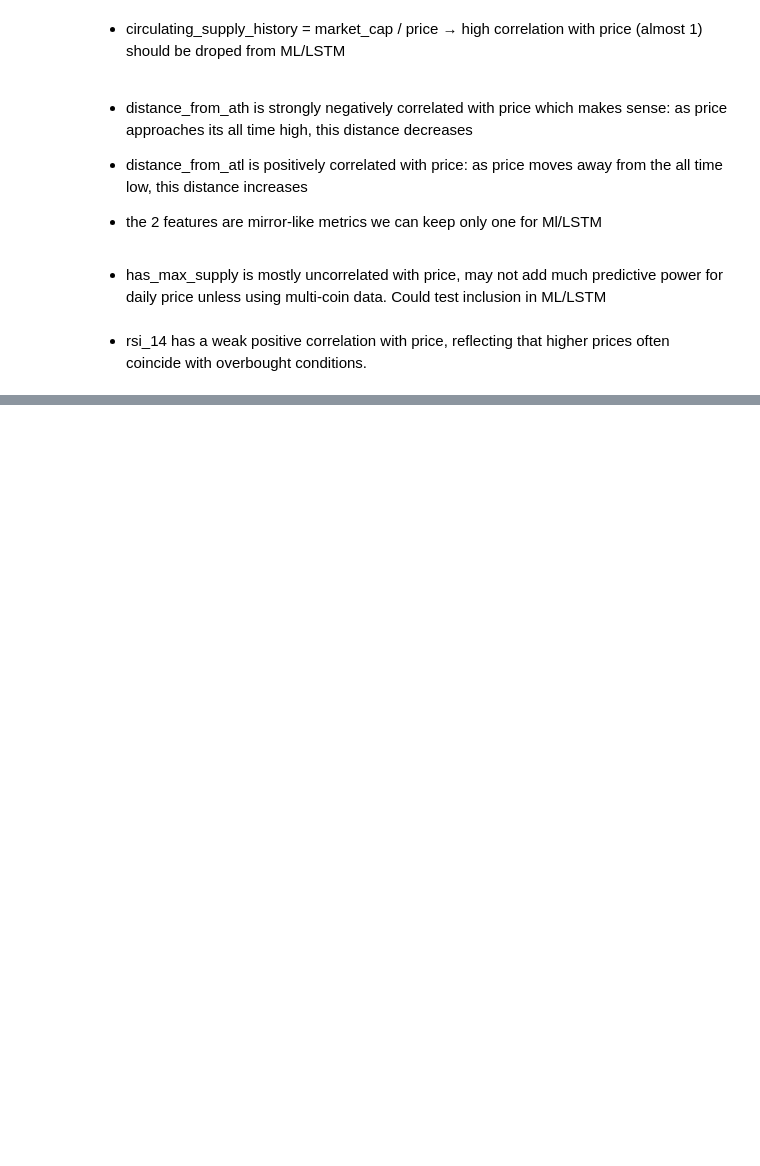
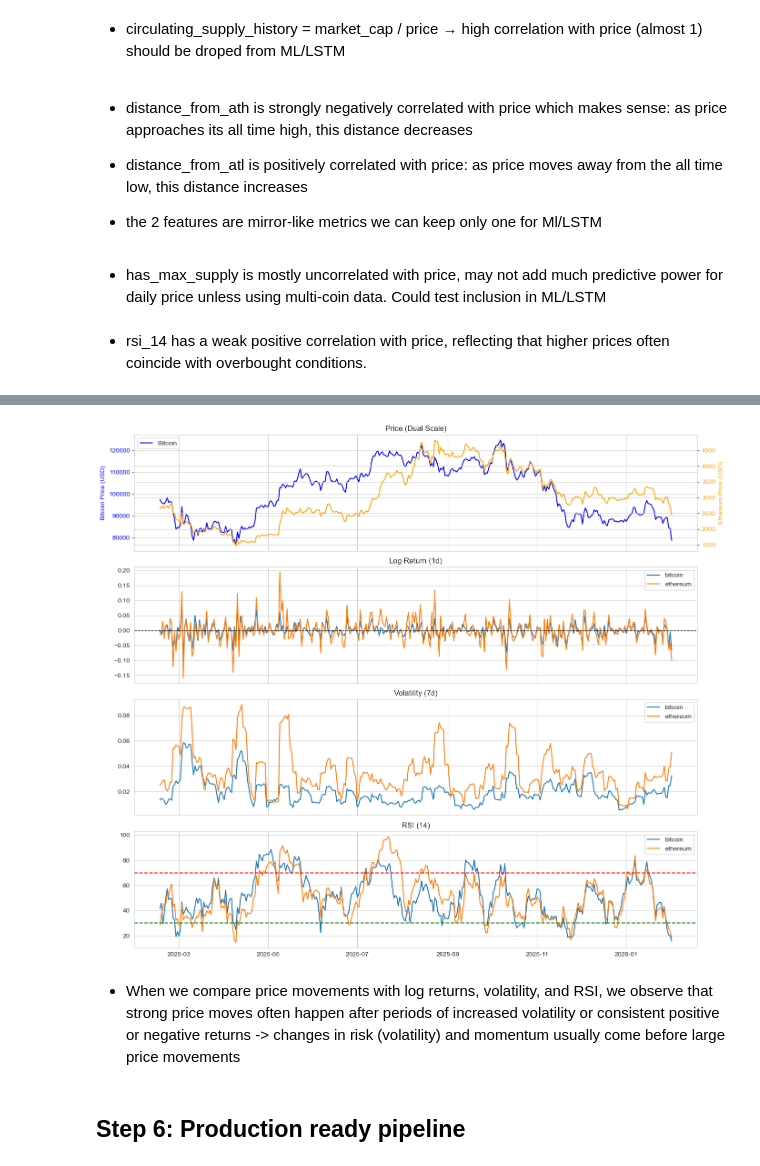
Before and after one commit to tlilimaryem7-cloud/AI-powered-cryptocurrency-market-analysis-and-decision-support-system, a Jupyter notebook: notebooks/02_eda.ipynb, the cells around one changed output, grey strips where cells are left out. Cells and saved outputs as stored; diff of their text form; code cells hidden in the pictures; blank space fills up the shorter version.

```diff
--- a/notebooks/02_eda.ipynb
+++ b/notebooks/02_eda.ipynb
@@ -726,0 +681,71 @@ Volatility and Risk Features:
+# %%
+# Time-Series Regime Visualization
+fig, axes = plt.subplots(4, 1, figsize=(14,12), sharex=True)
+
+# Split coins
+btc = df_clean[df_clean["coin"] == "bitcoin"]
+eth = df_clean[df_clean["coin"] == "ethereum"]
+
+# price with dual axis
+ax_price = axes[0]
+
+ax_price.plot(
+    btc["timestamp"],
+    btc["price"],
+    label="Bitcoin",
+    color="blue"
+)
+ax_price.set_ylabel("Bitcoin Price (USD)", color="blue")
+ax_price.tick_params(axis="y", labelcolor="blue")
+
+ax_price_2 = ax_price.twinx()
+ax_price_2.plot(
+    eth["timestamp"],
+    eth["price"],
+    label="Ethereum",
+    color="orange"
+)
+ax_price_2.set_ylabel("Ethereum Price (USD)", color="orange")
+ax_price_2.tick_params(axis="y", labelcolor="orange")
+
+ax_price.set_title("Price (Dual Scale)")
+
+# log returns
+for coin in df_clean["coin"].unique():
+    coin_df = df_clean[df_clean["coin"] == coin]
+    axes[1].plot(coin_df["timestamp"], coin_df["log_return_1d"], label=coin)
+
+axes[1].axhline(0, color="black", linestyle="--", linewidth=1)
+axes[1].set_title("Log Return (1d)")
+
+# volatility
+for coin in df_clean["coin"].unique():
+    coin_df = df_clean[df_clean["coin"] == coin]
+    axes[2].plot(coin_df["timestamp"], coin_df["volatility_7d"], label=coin)
+
+axes[2].set_title("Volatility (7d)")
+
+# RSI
+for coin in df_clean["coin"].unique():
+    coin_df = df_clean[df_clean["coin"] == coin]
+    axes[3].plot(coin_df["timestamp"], coin_df["rsi_14"], label=coin)
+
+axes[3].axhline(70, color="red", linestyle="--")
+axes[3].axhline(30, color="green", linestyle="--")
+axes[3].set_title("RSI (14)")
+
+# Legends
+axes[0].legend(loc="upper left")
+axes[1].legend()
+axes[2].legend()
+axes[3].legend()
+
+plt.xlabel("Date")
+plt.tight_layout()
+plt.show()
+# %% [output]
+[figure, added]
+# %% [markdown]
+- When we compare price movements with log returns, volatility, and RSI, we observe that strong price moves often happen after periods of increased volatility or consistent positive or negative returns -> changes in risk (volatility) and momentum usually come before large price movements
+# %% [markdown]
+## Step 6: Production ready pipeline
```
Also changed, not shown: parts of 20 cells of this notebook, 1 other file.
